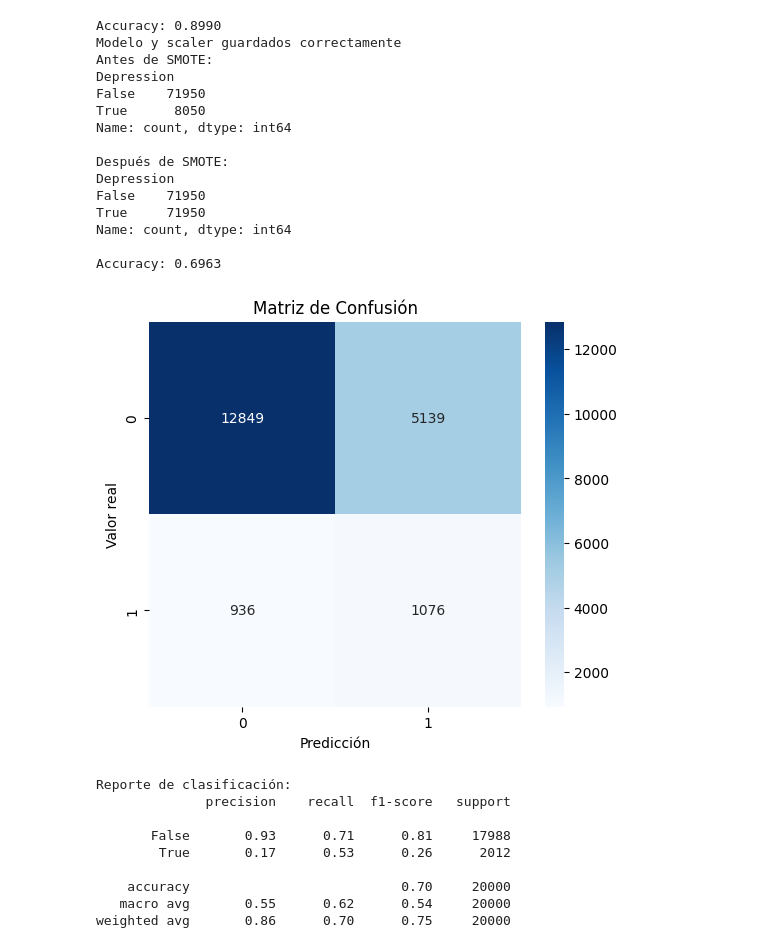
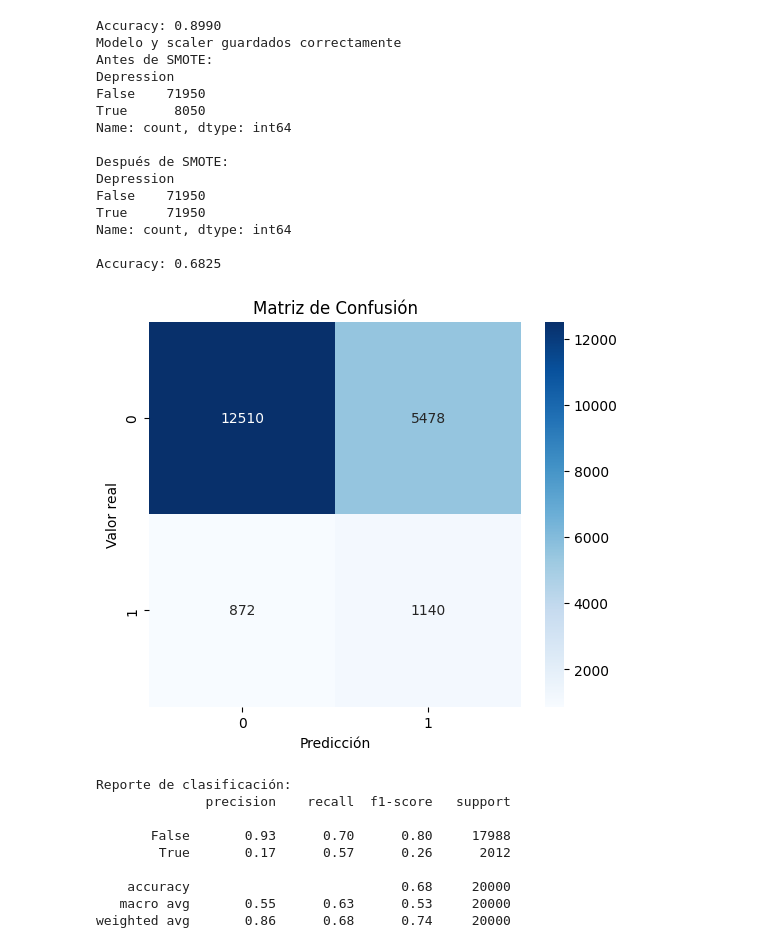
Before and after one commit to scardonalo-maker/Proyecto-CD-2026-1, a Jupyter notebook: ProyectoFinal/modelo_smote/modelo_smote.ipynb, the cells around one changed output. Saved outputs shown, nothing was run; the diff lists cells and outputs as text; code cells hidden in the pictures.

```diff
--- a/ProyectoFinal/modelo_smote/modelo_smote.ipynb
+++ b/ProyectoFinal/modelo_smote/modelo_smote.ipynb
@@ -10,19 +10,11 @@ import seaborn as sns
 import matplotlib.pyplot as plt
 import joblib
 
-
-df = pd.read_csv("/content/student_lifestyle_100k (1).csv")
-
+df = pd.read_csv("/content/student_lifestyle_100k.csv")
 
 df["Department"] = df["Department"].astype(str).str.strip().str.lower()
 
-df.loc[df["Department"] == "engineering", "Department"] = 0
-df.loc[df["Department"] == "science", "Department"] = 1
-df.loc[df["Department"] == "arts", "Department"] = 2
-df.loc[df["Department"] == "business", "Department"] = 3
-df.loc[df["Department"] == "medical", "Department"] = 4
-
-df["Department"] = df["Department"].astype(int)
+df = pd.get_dummies(df, columns=["Department"], drop_first=False)
 
 df.drop(columns=["Student_ID"], inplace=True)
 
@@ -46,7 +38,6 @@ X_train, X_test, y_train, y_test = train_test_split(
     stratify=y
 )
 
-
 scaler = StandardScaler()
 
 X_train = scaler.fit_transform(X_train)
@@ -63,20 +54,11 @@ model = MLPClassifier(
     random_state=42
 )
 
-
-
 model.fit(X_train, y_train)
-
-
 
 score = model.score(X_test, y_test)
 
 print(f'Accuracy: {score:.4f}')
-
-
-
-joblib.dump(model, "modelo_smote_mlp.pkl")
-joblib.dump(scaler, "scaler_smote_mlp.pkl")
 
 print("Modelo y scaler guardados correctamente")
 
@@ -89,7 +71,6 @@ X_train_bal, y_train_bal = smote.fit_resample(X_train, y_train)
 
 print("\nDespués de SMOTE:")
 print(pd.Series(y_train_bal).value_counts())
-
 
 model = MLPClassifier(
     hidden_layer_sizes=(64, 32),
@@ -105,6 +86,8 @@ model = MLPClassifier(
 # Entrenar
 model.fit(X_train_bal, y_train_bal)
 
+joblib.dump(model, "modelo_smote_mlp.pkl")
+joblib.dump(scaler, "scaler_smote_mlp.pkl")
 
 score = model.score(X_test, y_test)
 
@@ -112,46 +95,44 @@ print(f"\nAccuracy: {score:.4f}")
 
 # Predicciones
 y_pred = model.predict(X_test)
-
 
 cm = confusion_matrix(y_test, y_pred)
 
 plt.figure(figsize=(6,5))
 sns.heatmap(cm, annot=True, fmt='d', cmap='Blues')
 plt.xlabel("Predicción")
 plt.ylabel("Valor real")
 plt.title("Matriz de Confusión")
 plt.show()
 
-
 print("\nReporte de clasificación:")
 print(classification_report(y_test, y_pred))
 # %% [output]
 Accuracy: 0.8990
 Modelo y scaler guardados correctamente
 Antes de SMOTE:
 Depression
 False    71950
 True      8050
 Name: count, dtype: int64
 
 Después de SMOTE:
 Depression
 False    71950
 True     71950
 Name: count, dtype: int64
 
-Accuracy: 0.6963
+Accuracy: 0.6825
-[figure, old version]
+[figure, new version]
 Reporte de clasificación:
               precision    recall  f1-score   support
 
-       False       0.93      0.71      0.81     17988
-        True       0.17      0.53      0.26      2012
+       False       0.93      0.70      0.80     17988
+        True       0.17      0.57      0.26      2012
 
-    accuracy                           0.70     20000
-   macro avg       0.55      0.62      0.54     20000
-weighted avg       0.86      0.70      0.75     20000
+    accuracy                           0.68     20000
+   macro avg       0.55      0.63      0.53     20000
+weighted avg       0.86      0.68      0.74     20000
 # %%
 from sklearn.neighbors import KNeighborsClassifier
 from sklearn.model_selection import train_test_split
```
Also changed, not shown: parts of 1 cell of this notebook, 7 other files.
